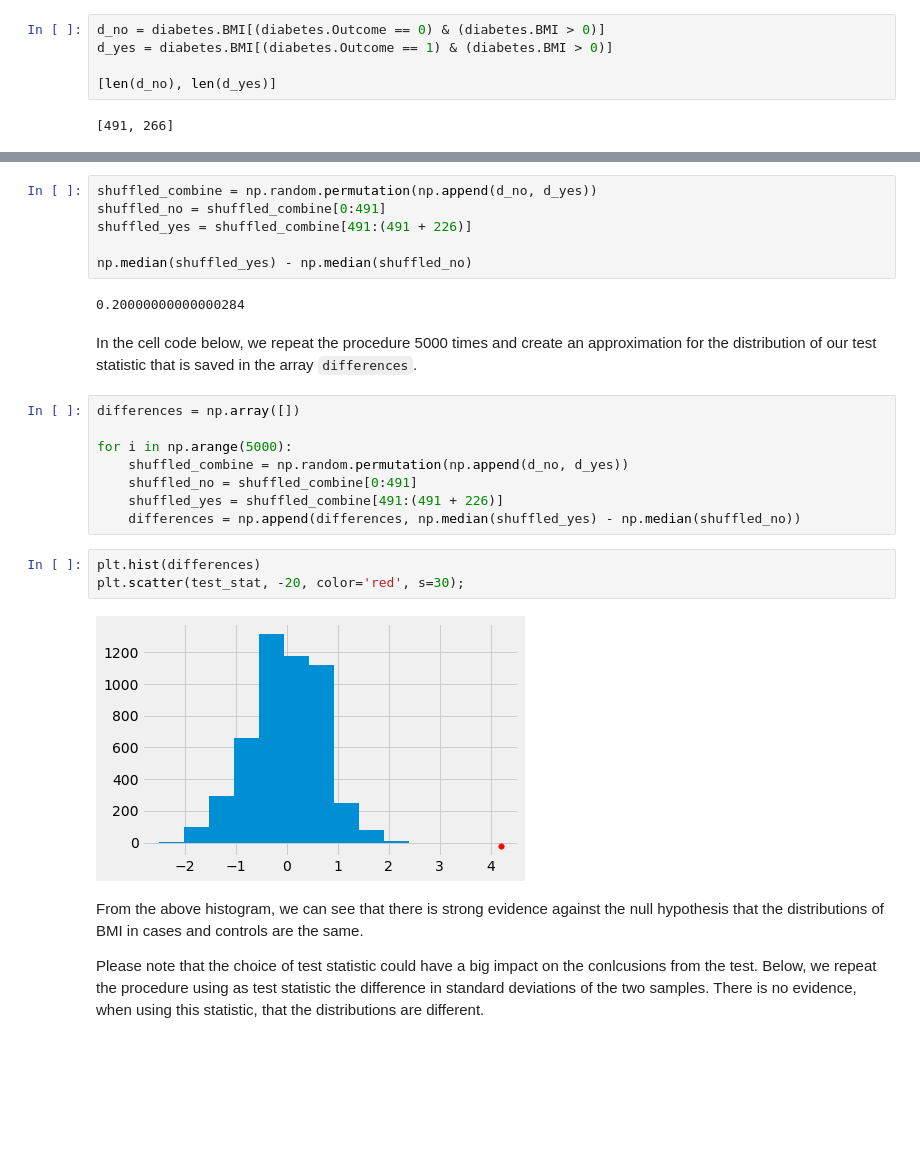
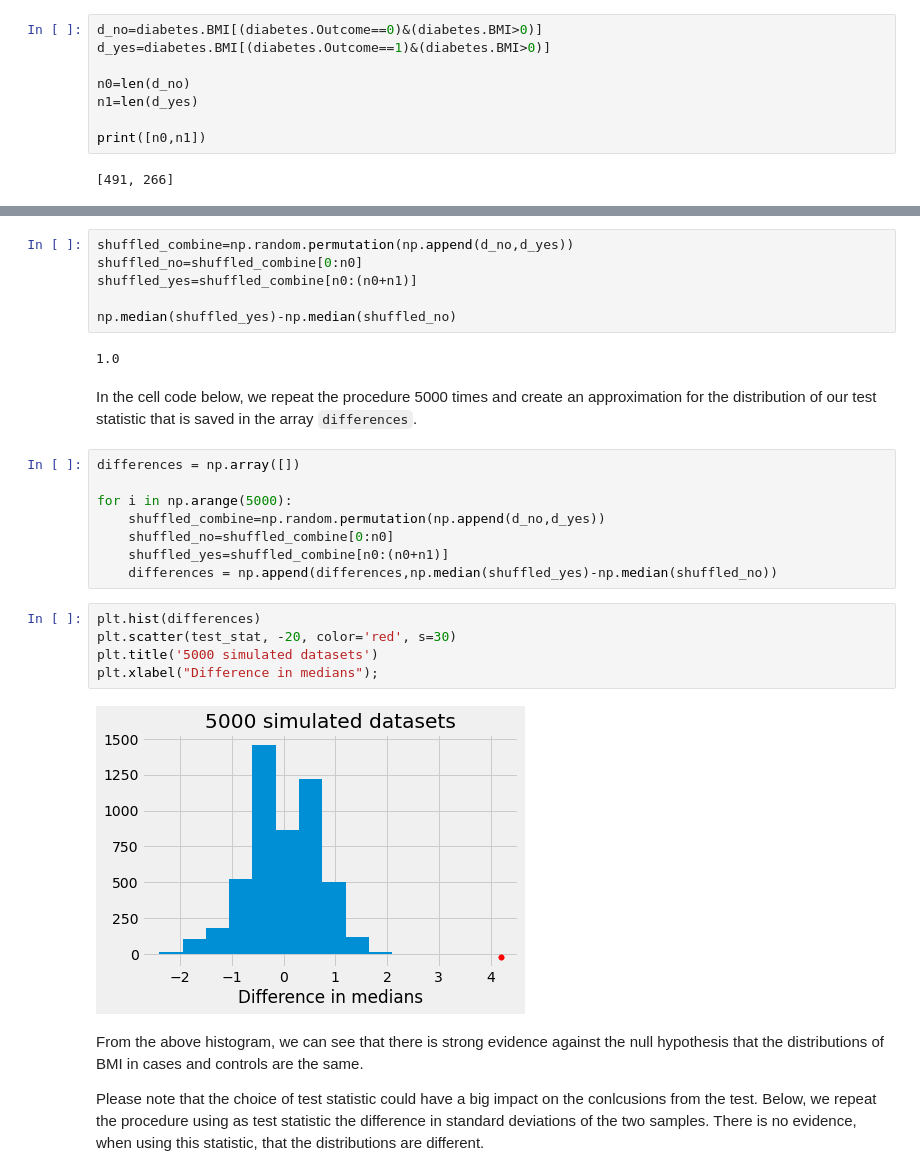
Before and after one commit to uchicago-dsi/textbook-datascience-1, a Jupyter notebook: textbook/13/3/HypothesisTesting_3_TwoSample.ipynb, the cells around one changed output, grey strips where cells are left out. Cells and saved outputs as stored; diff of their text form; blank space fills up the shorter version.

```diff
--- a/textbook/13/3/HypothesisTesting_3_TwoSample.ipynb
+++ b/textbook/13/3/HypothesisTesting_3_TwoSample.ipynb
@@ -49,10 +42,13 @@ There are several observation from the above plots:
 
 Below, we create two arrays that contain the BMI values in the two groups after removing the missing data.
 # %%
-d_no = diabetes.BMI[(diabetes.Outcome == 0) & (diabetes.BMI > 0)]
-d_yes = diabetes.BMI[(diabetes.Outcome == 1) & (diabetes.BMI > 0)]
+d_no=diabetes.BMI[(diabetes.Outcome==0)&(diabetes.BMI>0)]
+d_yes=diabetes.BMI[(diabetes.Outcome==1)&(diabetes.BMI>0)]
 
-[len(d_no), len(d_yes)]
+n0=len(d_no)
+n1=len(d_yes)
+
+print([n0,n1])
 # %% [output]
 [491, 266]
 # %% [markdown]
@@ -82,26 +78,28 @@ We first illustrate how to create shuffled samples and calculate the correspondi
 # %%
-shuffled_combine = np.random.permutation(np.append(d_no, d_yes))
-shuffled_no = shuffled_combine[0:491]
-shuffled_yes = shuffled_combine[491:(491 + 226)]
+shuffled_combine=np.random.permutation(np.append(d_no,d_yes))
+shuffled_no=shuffled_combine[0:n0]
+shuffled_yes=shuffled_combine[n0:(n0+n1)]
 
-np.median(shuffled_yes) - np.median(shuffled_no)
+np.median(shuffled_yes)-np.median(shuffled_no)
 # %% [output]
-0.20000000000000284
+1.0
 # %% [markdown]
 In the cell code below, we repeat the procedure 5000 times and create an approximation for the distribution of our test statistic that is saved in the array `differences`.
 # %%
 differences = np.array([])
 
 for i in np.arange(5000):
-    shuffled_combine = np.random.permutation(np.append(d_no, d_yes))
-    shuffled_no = shuffled_combine[0:491]
-    shuffled_yes = shuffled_combine[491:(491 + 226)]
-    differences = np.append(differences, np.median(shuffled_yes) - np.median(shuffled_no))
+    shuffled_combine=np.random.permutation(np.append(d_no,d_yes))
+    shuffled_no=shuffled_combine[0:n0]
+    shuffled_yes=shuffled_combine[n0:(n0+n1)]
+    differences = np.append(differences,np.median(shuffled_yes)-np.median(shuffled_no))
 # %%
 plt.hist(differences)
-plt.scatter(test_stat, -20, color='red', s=30);
+plt.scatter(test_stat, -20, color='red', s=30)
+plt.title('5000 simulated datasets')
+plt.xlabel("Difference in medians");
 # %% [output]
-[figure, old version]
+[figure, new version]
 # %% [markdown]
 From the above histogram, we can see that there is strong evidence against the null hypothesis that the distributions of BMI in cases and controls are the same.
 
```
Also changed, not shown: parts of 10 cells of this notebook, 5 other files.
